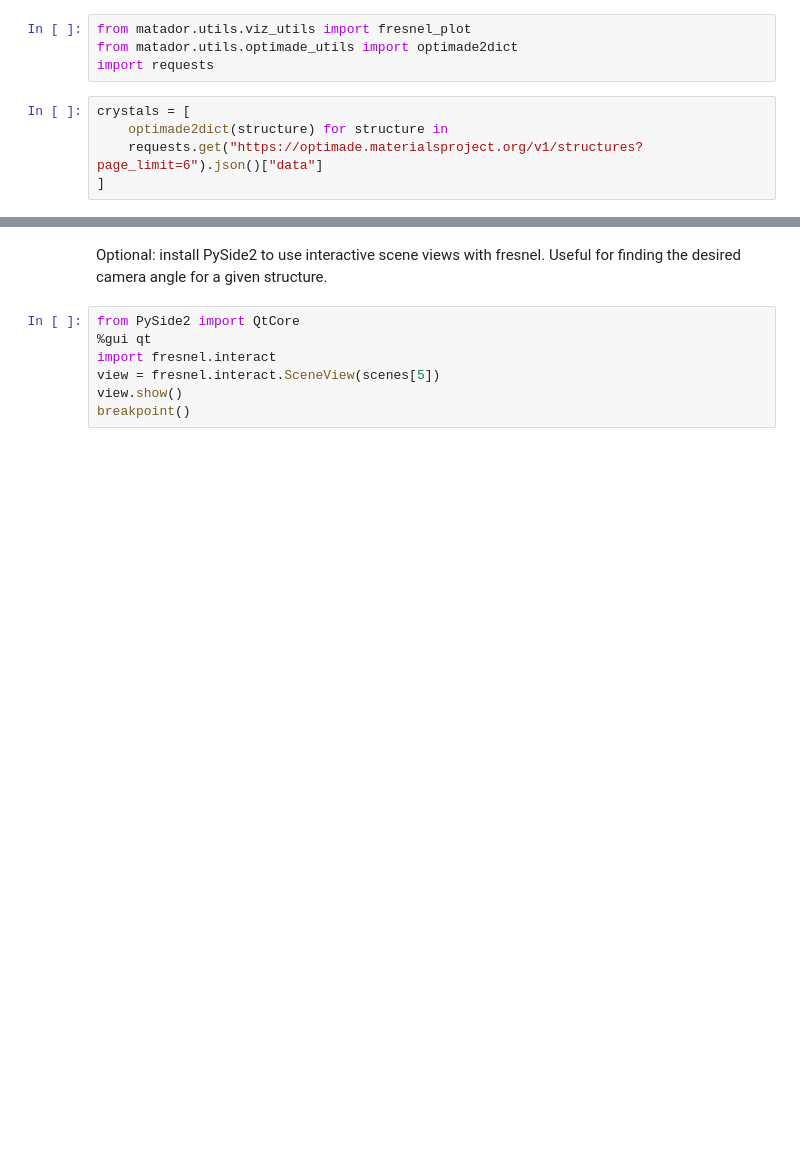
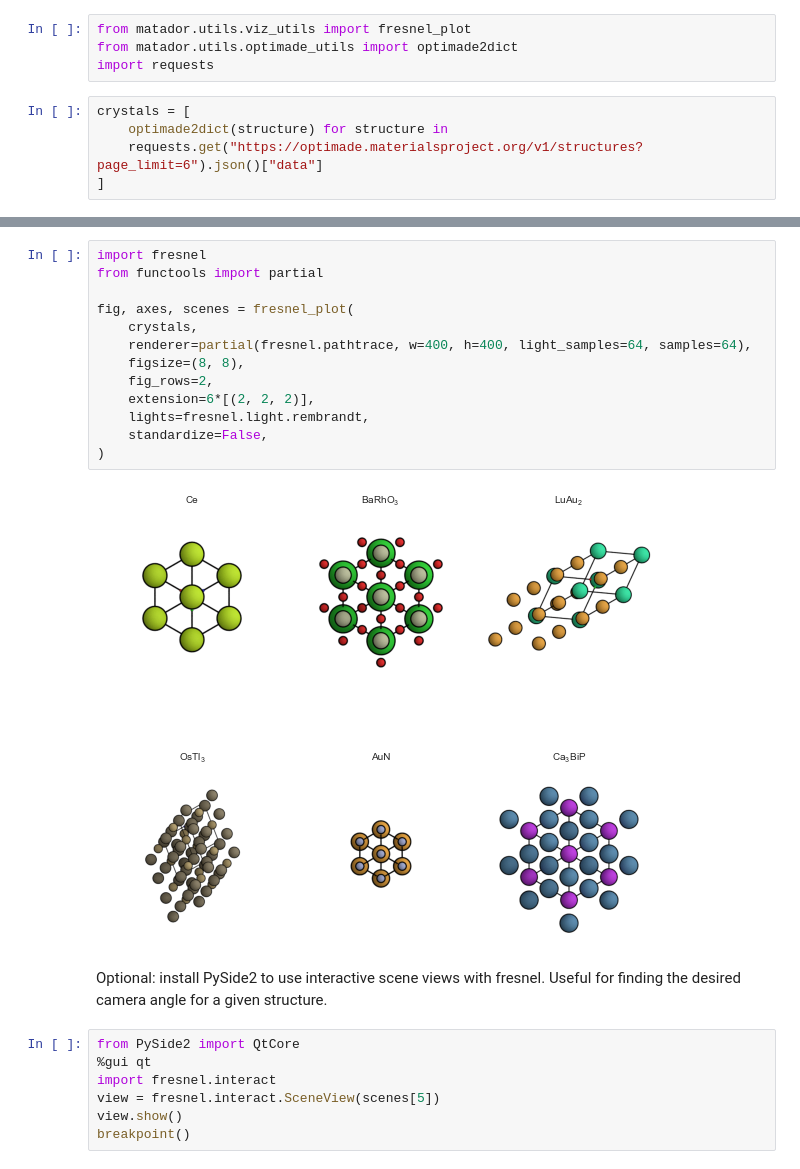
Before and after one commit to ml-evs/matador, a Jupyter notebook: examples/interactive/visualisation/visualisation.ipynb, the cells around one changed output, grey strips where cells are left out. Saved outputs shown, nothing was run; the diff lists cells and outputs as text; blank space fills up the shorter version.

```diff
--- a/examples/interactive/visualisation/visualisation.ipynb
+++ b/examples/interactive/visualisation/visualisation.ipynb
@@ -21,3 +21,18 @@ plt.tight_layout()
+# %%
+import fresnel
+from functools import partial
+
+fig, axes, scenes = fresnel_plot(
+    crystals,
+    renderer=partial(fresnel.pathtrace, w=400, h=400, light_samples=64, samples=64),
+    figsize=(8, 8),
+    fig_rows=2,
+    extension=6*[(2, 2, 2)],
+    lights=fresnel.light.rembrandt,
+    standardize=False,
+)
+# %% [output]
+[figure, added]
 # %% [markdown]
 Optional: install PySide2 to use interactive scene views with fresnel. Useful for finding the desired camera angle for a given structure.
 # %%
```
Also changed, not shown: parts of 3 cells of this notebook.
